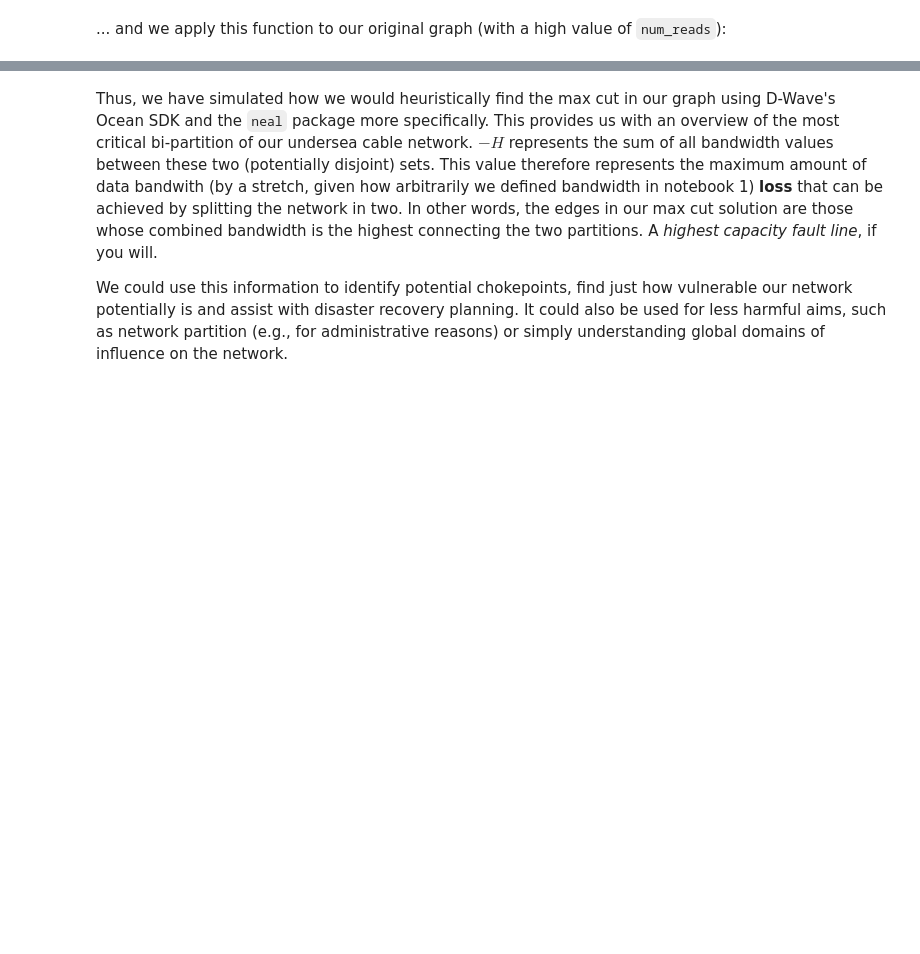
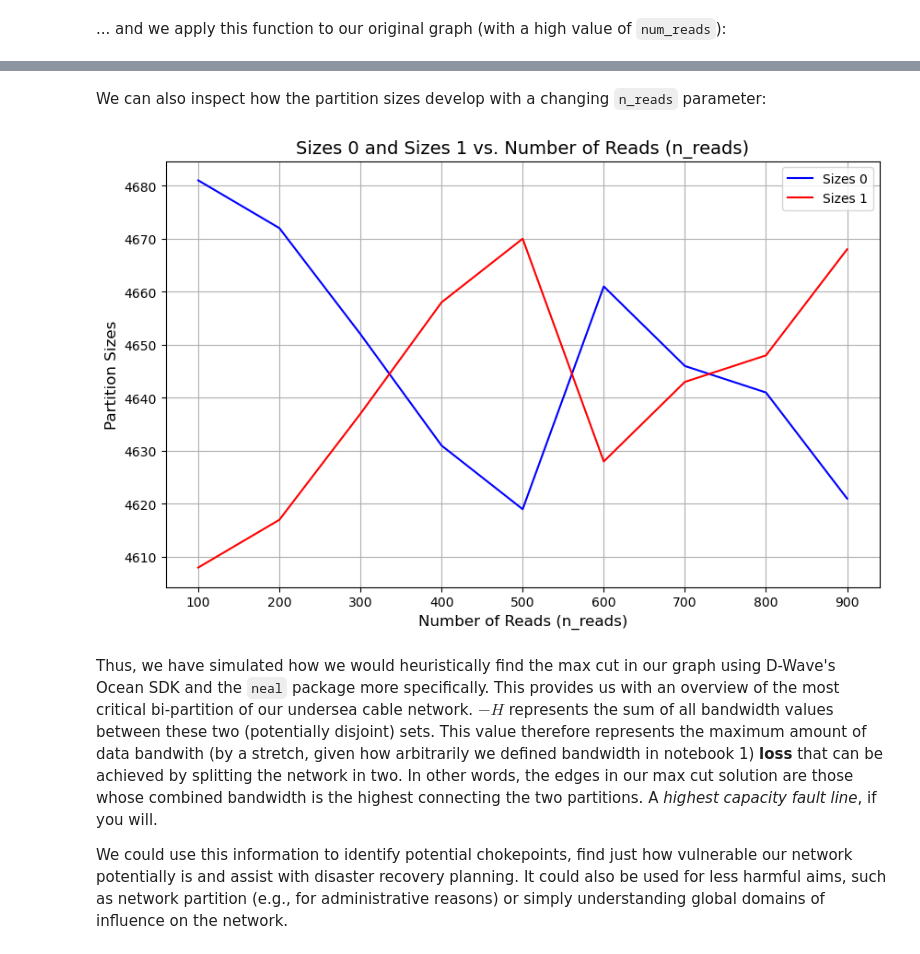
Before and after one commit to kovy21/qc-dsai, a Jupyter notebook: notebooks/3-quantum-max-cut.ipynb, the cells around one changed output, grey strips where cells are left out. Cells and saved outputs as stored; diff of their text form; code cells hidden in the pictures; blank space fills up the shorter version.

Commit message:
Added n_reads

```diff
--- a/notebooks/3-quantum-max-cut.ipynb
+++ b/notebooks/3-quantum-max-cut.ipynb
@@ -265,3 +265,34 @@ plt.show()
+# %% [markdown]
+We can also inspect how the partition sizes develop with a changing `n_reads` parameter:
+# %%
+n_reads = range(100, 1000, 100)
+sizes_0 = []
+sizes_1 = []
+
+for n in n_reads:
+    g_h, g_w, g_p, g_s = solve_max_cut(G, weight_attribute="edge_attr", num_reads=n) # Solve Max Cut
+    gdf_nodes_part = gdf_nodes.copy(deep=False)
+    gdf_nodes_part['partition'] = [g_p[node] for node in gdf_nodes_part['node_id']]
+    cut_side_plot_0 = gdf_nodes_part[gdf_nodes_part.partition == 0]
+    cut_side_plot_1 = gdf_nodes_part[gdf_nodes_part.partition == 1]
+
+    size_0 = cut_side_plot_0.shape[0]
+    sizes_0.append(size_0)
+    size_1 = cut_side_plot_1.shape[0]
+    sizes_1.append(size_1)
+
+plt.figure(figsize=(10, 6))
+plt.plot(n_reads, sizes_0, label='Sizes 0', color='b')
+plt.plot(n_reads, sizes_1, label='Sizes 1', color='r')
+
+plt.title('Sizes 0 and Sizes 1 vs. Number of Reads (n_reads)', fontsize=14)
+plt.xlabel('Number of Reads (n_reads)', fontsize=12)
+plt.ylabel('Partition Sizes', fontsize=12)
+plt.legend()
+plt.grid(True)
+plt.show()
+# %% [output]
+[figure, added]
 # %% [markdown]
 Thus, we have simulated how we would heuristically find the max cut in our graph using D-Wave's Ocean SDK and the `neal` package more specifically. This provides us with an overview of the most critical bi-partition of our undersea cable network. $-H$ represents the sum of all bandwidth values between these two (potentially disjoint) sets. This value therefore represents the maximum amount of data bandwith (by a stretch, given how arbitrarily we defined bandwidth in notebook 1) **loss** that can be achieved by splitting the network in two. In other words, the edges in our max cut solution are those whose combined bandwidth is the highest connecting the two partitions. A *highest capacity fault line*, if you will.
 
```
Also changed, not shown: parts of 2 cells of this notebook.
